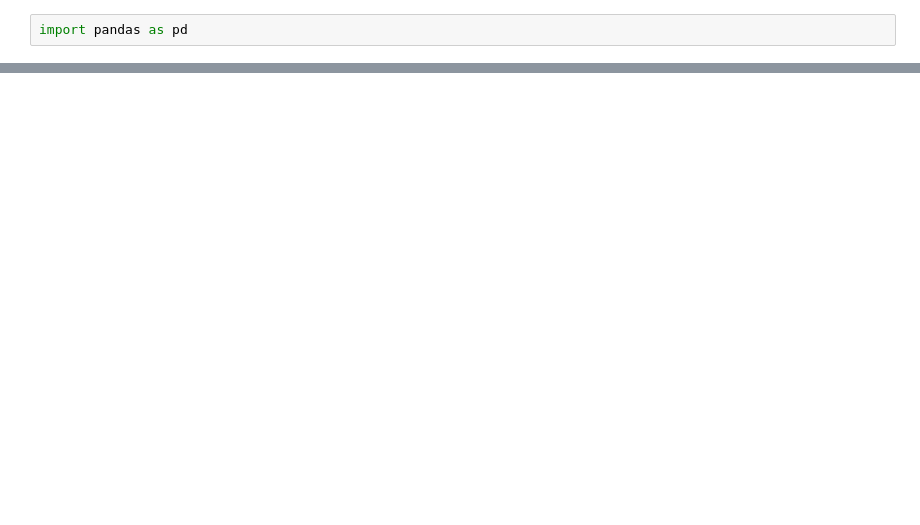
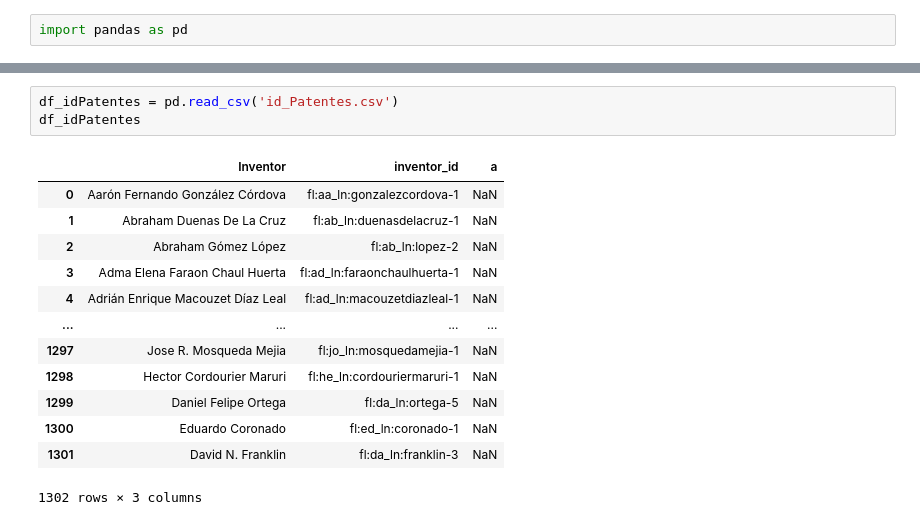
Before and after one commit to Zedreef/SNII-Insight, a Jupyter notebook: Prueba.ipynb, the cells around one changed output, grey strips where cells are left out. Drawn from its saved outputs; the diff is of its cells as text; blank space fills up the shorter version.

```diff
--- a/Prueba.ipynb
+++ b/Prueba.ipynb
@@ -38,0 +54,17 @@ df_pre['SIMILARITY'] = df_pre['SIMILARITY'].apply(formatear_similarity)
+# %%
+df_idPatentes = pd.read_csv('id_Patentes.csv')
+df_idPatentes
+# %% [output]
+|  | Inventor | inventor_id | a |
+| 0 | Aarón Fernando González Córdova | fl:aa_ln:gonzalezcordova-1 | NaN |
+| 1 | Abraham Duenas De La Cruz | fl:ab_ln:duenasdelacruz-1 | NaN |
+| 2 | Abraham Gómez López | fl:ab_ln:lopez-2 | NaN |
+| 3 | Adma Elena Faraon Chaul Huerta | fl:ad_ln:faraonchaulhuerta-1 | NaN |
+| 4 | Adrián Enrique Macouzet Díaz Leal | fl:ad_ln:macouzetdiazleal-1 | NaN |
+| ... | ... | ... | ... |
+| 1297 | Jose R. Mosqueda Mejia | fl:jo_ln:mosquedamejia-1 | NaN |
+| 1298 | Hector Cordourier Maruri | fl:he_ln:cordouriermaruri-1 | NaN |
+| 1299 | Daniel Felipe Ortega | fl:da_ln:ortega-5 | NaN |
+| 1300 | Eduardo Coronado | fl:ed_ln:coronado-1 | NaN |
+| 1301 | David N. Franklin | fl:da_ln:franklin-3 | NaN |
+1302 rows × 3 columns
```
Also changed, not shown: parts of 18 cells of this notebook, 11 other files.
